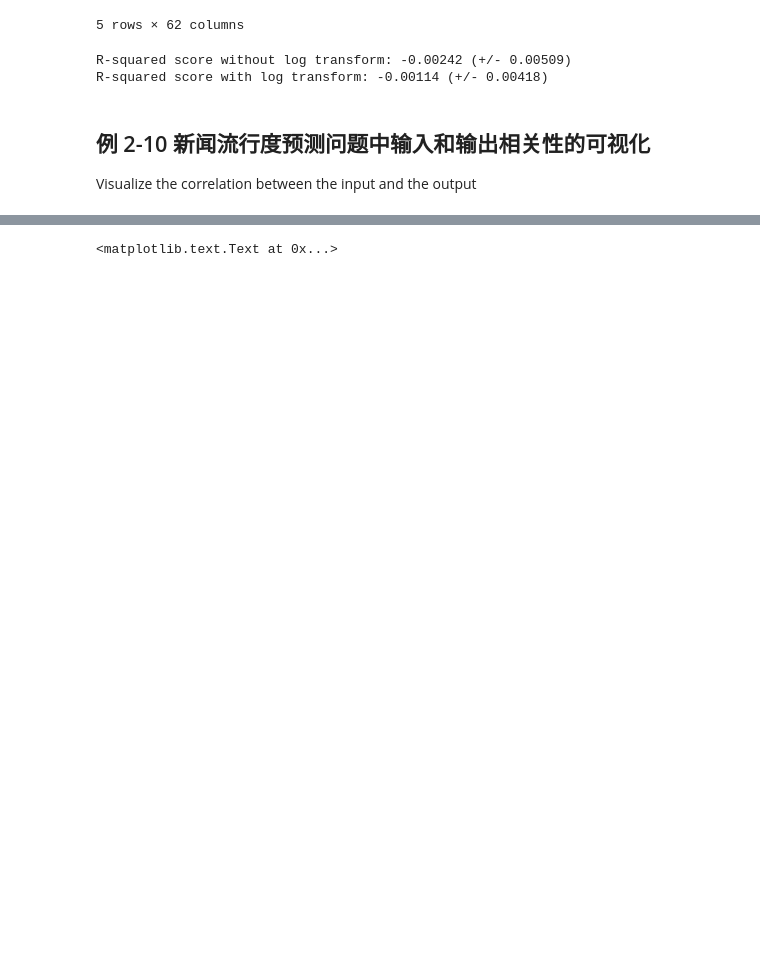
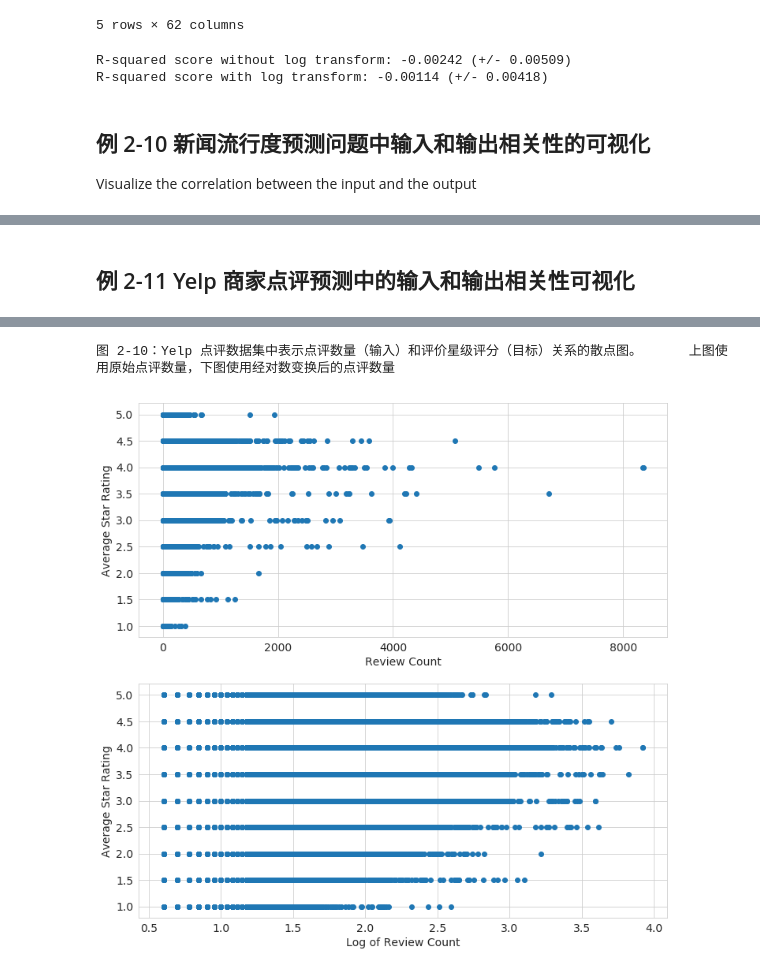
Before and after one commit to LearningChanging/feature-engineering-book, a Jupyter notebook: 2.3 对数变换.ipynb, the cells around one changed output, grey strips where cells are left out. Drawn from its saved outputs; the diff is of its cells as text; code cells hidden in the pictures; blank space fills up the shorter version.

```diff
--- a/2.3 对数变换.ipynb
+++ b/2.3 对数变换.ipynb
@@ -145,6 +146,8 @@ Text(0, 0.5, 'Number of Shares')
 [figure]
+# %% [markdown]
+## 例 2-11 Yelp 商家点评预测中的输入和输出相关性可视化
 # %%
-plt.figure()
+plt.figure(figsize=(12,12))
 ax1 = plt.subplot(2,1,1)
 ax1.scatter(biz_df['review_count'], biz_df['stars'])
 ax1.tick_params(labelsize=14)
@@ -156,4 +159,6 @@ ax2.scatter(biz_df['log_review_count'], biz_df['stars'])
 ax2.tick_params(labelsize=14)
 ax2.set_xlabel('Log of Review Count', fontsize=14)
 ax2.set_ylabel('Average Star Rating', fontsize=14)
+print('图 2-10：Yelp 点评数据集中表示点评数量（输入）和评价星级评分（目标）关系的散点图。\
+      上图使用原始点评数量，下图使用经对数变换后的点评数量')
 # %% [output]
@@ -162 +165,2 @@ ax2.set_ylabel('Average Star Rating', fontsize=14)
-<matplotlib.text.Text at 0x...>
+图 2-10：Yelp 点评数据集中表示点评数量（输入）和评价星级评分（目标）关系的散点图。      上图使用原始点评数量，下图使用经对数变换后的点评数量
+[figure, added]
```
Also changed, not shown: parts of 3 cells of this notebook.
